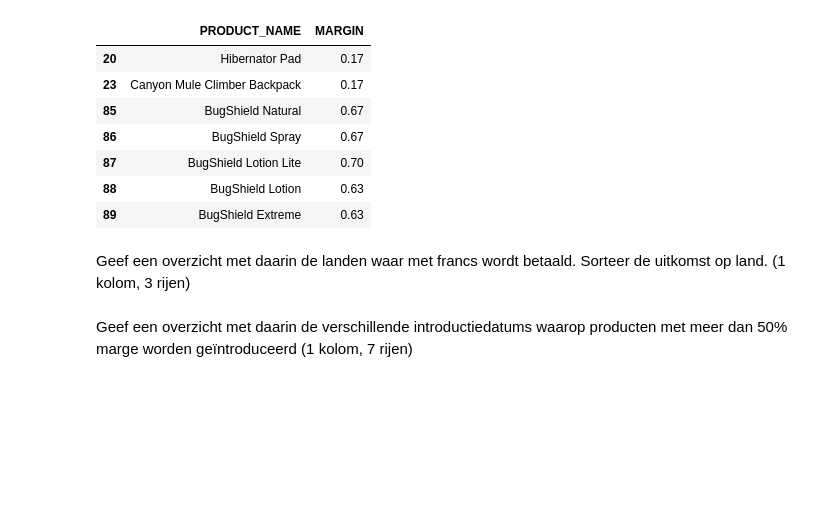
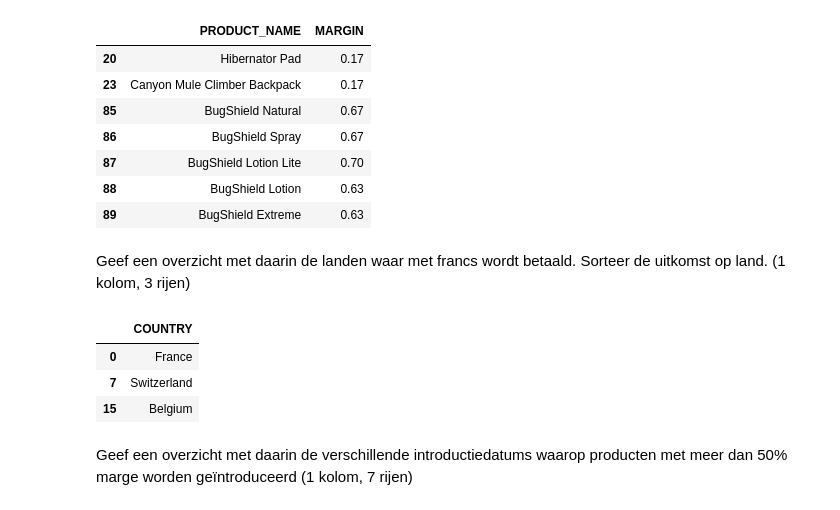
Before and after one commit to RobbertSchwarze/SEM4Robbert, a Jupyter notebook: DEAI - Pythonweek WC Dataselectie met pandas/Opdrachten.ipynb, the cells around one changed output. Saved outputs shown, nothing was run; the diff lists cells and outputs as text; code cells hidden in the pictures; blank space fills up the shorter version.

```diff
--- a/DEAI - Pythonweek WC Dataselectie met pandas/Opdrachten.ipynb
+++ b/DEAI - Pythonweek WC Dataselectie met pandas/Opdrachten.ipynb
@@ -185,5 +185,21 @@ product.loc[marge_hoger_lager, ['PRODUCT_NAME', 'MARGIN']]
 | 89 | BugShield Extreme | 0.63 |
 # %% [markdown]
 Geef een overzicht met daarin de landen waar met francs wordt betaald. Sorteer de uitkomst op land.  (1 kolom, 3 rijen)
+# %%
+#1. Lees de query om een variabele te maken
+#2. Ik neem aan de we het tabel land gaan inlezen
+#3. Maak een boolean met == 'francs'
+#4. variabele.loq[bool, [kolom]]
+
+land = pd.read_sql(select_all_country, conn)
+
+land_betaald_met_francs = ((land['CURRENCY_NAME']) == 'francs')
+
+land.loc[land_betaald_met_francs, ['COUNTRY']]
+# %% [output]
+|  | COUNTRY |
+| 0 | France |
+| 7 | Switzerland |
+| 15 | Belgium |
 # %% [markdown]
 Geef een overzicht met daarin de verschillende introductiedatums waarop producten met meer dan 50% marge worden geïntroduceerd (1 kolom, 7 rijen)
```
Also changed, not shown: parts of 1 cell of this notebook.
